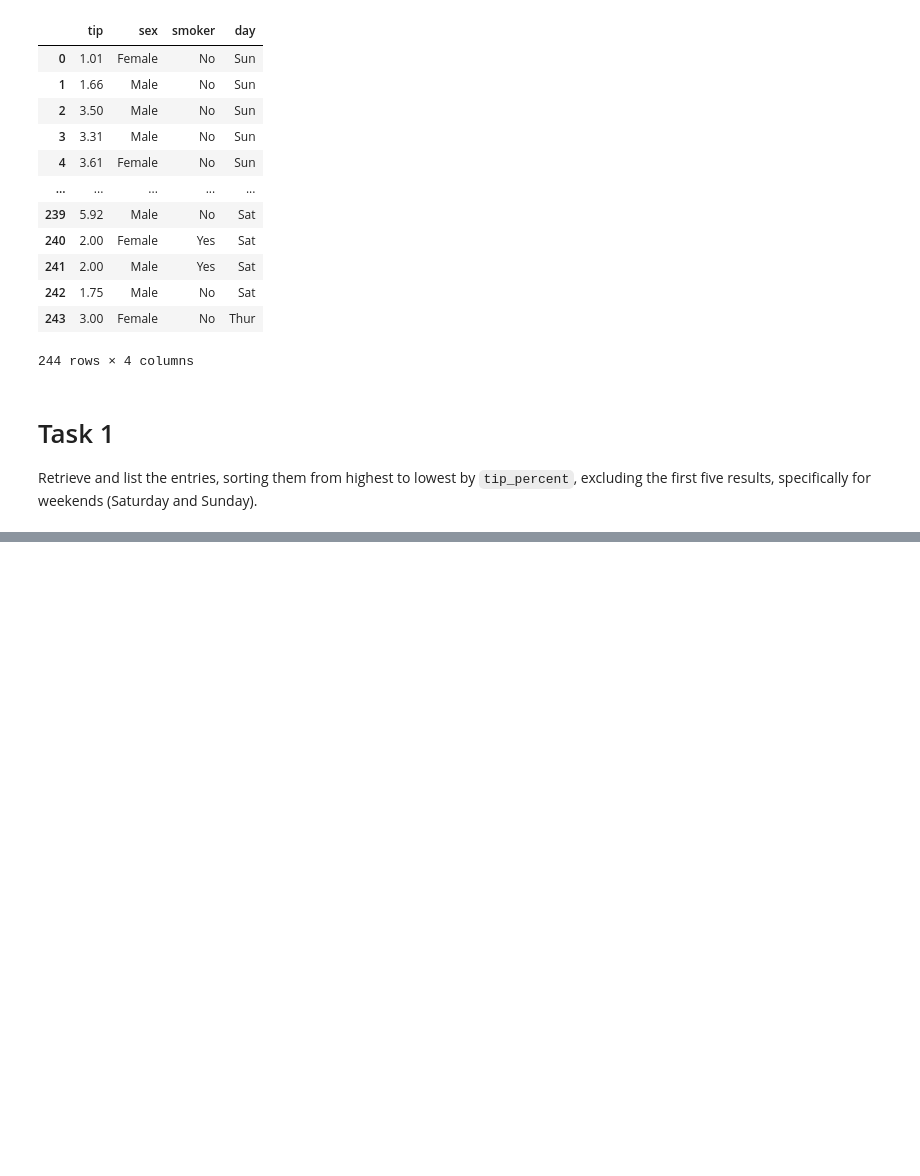
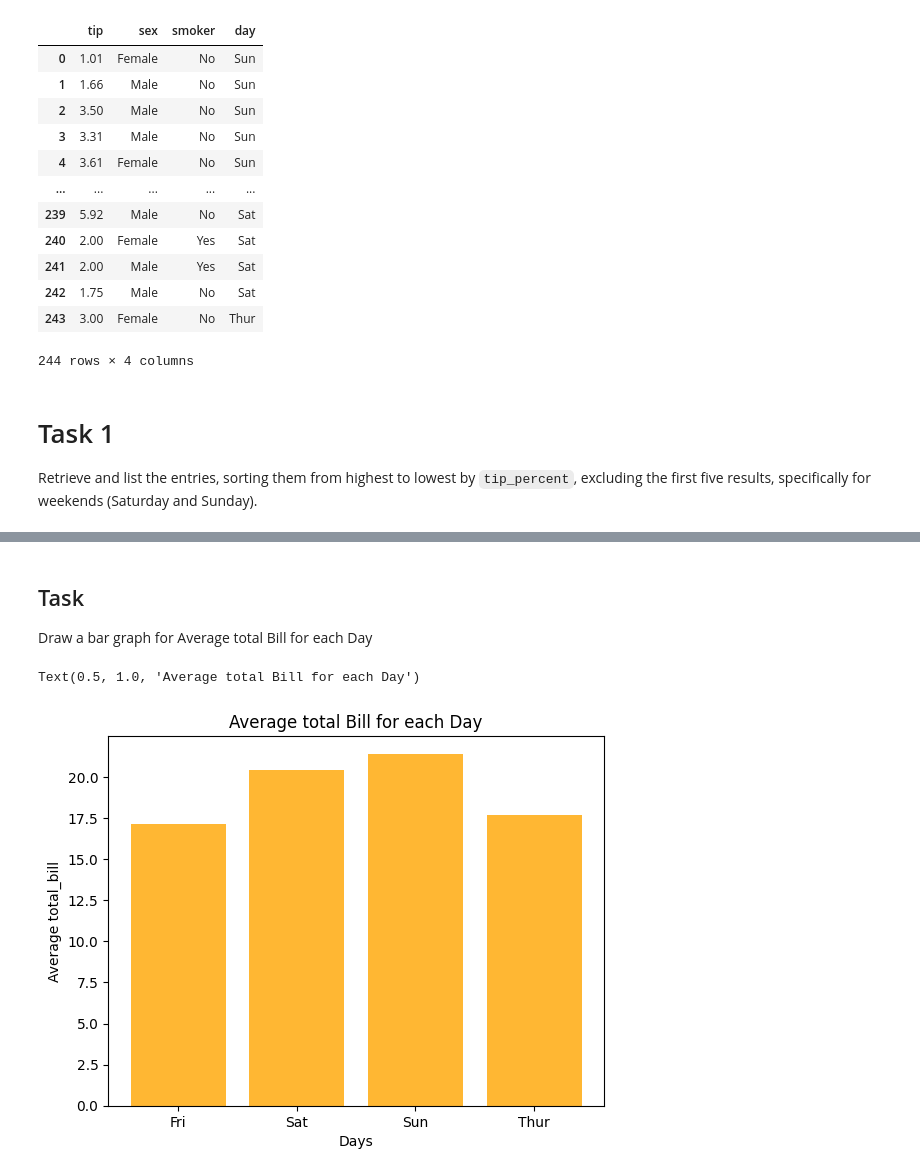
Before and after one commit to inganathijacobs/Python-Fundamentals-2025, a Jupyter notebook: Day 21/02_pandas copy 2.ipynb, the cells around one changed output, grey strips where cells are left out. Cells and saved outputs as stored; diff of their text form; code cells hidden in the pictures; blank space fills up the shorter version.

```diff
--- a/Day 21/02_pandas copy 2.ipynb
+++ b/Day 21/02_pandas copy 2.ipynb
@@ -475,0 +721,16 @@ tips_df.sort_values(by="tip_percent").loc[5:,:]
+# %% [markdown]
+## Task
+
+Draw a bar graph for Average total Bill for each Day
+# %%
+y_axis = tips_df.groupby('day')["total_bill"].mean()
+x_axis = y_axis.index
+# x_axis = np.arange(5, 10)
+
+plt.bar(x_axis, y_axis, color="orange", alpha=0.8)  #Alpha makes it more lighter/transparent
+plt.xlabel("Days")
+plt.ylabel("Average total_bill")
+plt.title("Average total Bill for each Day")
+# %% [output]
+Text(0.5, 1.0, 'Average total Bill for each Day')
+[figure, added]
```
Also changed, not shown: parts of 55 cells of this notebook.
